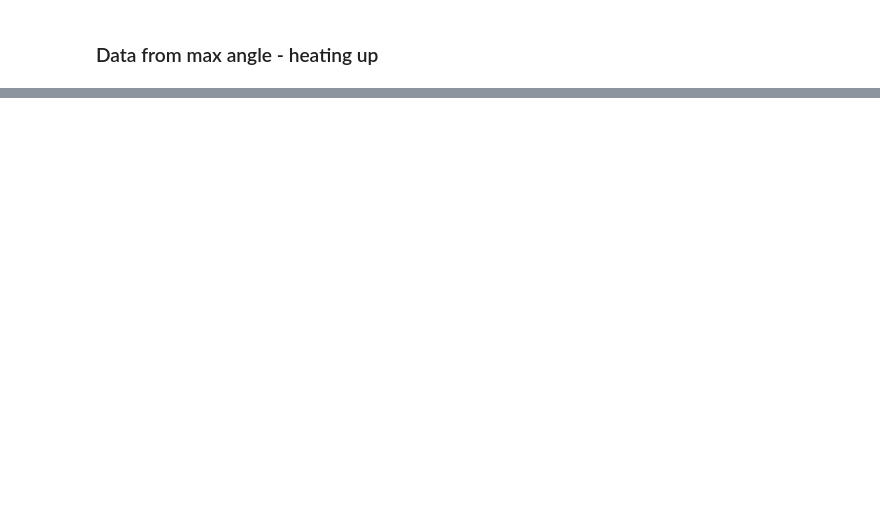
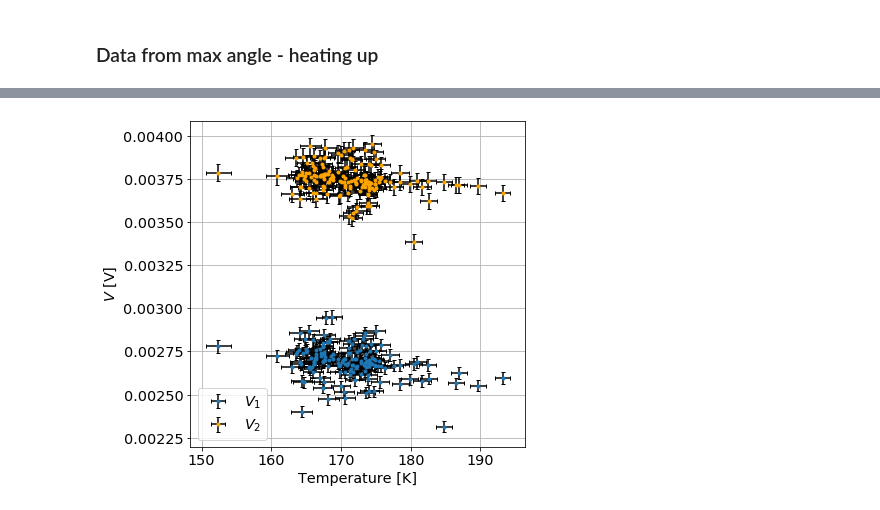
Before and after one commit to eklem1/ModernLab, a Jupyter notebook: ConstMag_Temp.ipynb, the cells around one changed output, grey strips where cells are left out. Saved outputs shown, nothing was run; the diff lists cells and outputs as text; code cells hidden in the pictures; blank space fills up the shorter version.

```diff
--- a/ConstMag_Temp.ipynb
+++ b/ConstMag_Temp.ipynb
@@ -176,0 +202,31 @@ plt.show()
+# %%
+dataM_T_maxA = np.transpose((np.loadtxt('Data/2020-02-19 14_49 Voltage Readings Data.csv', delimiter=',', skiprows = 1)))
+
+Err_M_T_maxA = ErrOnVoltage(dataM_T_maxA)
+
+TempErr_M_T_maxA = [getTempFromVolt_Err(dataM_T_maxA[7][i]*1e3, Err_M_T_maxA[7][i]*1e3) for i in range(0, len(dataM_T_maxA[0])) ]
+TempErr_M_T_maxA = np.transpose(TempErr_M_T_maxA)
+
+# plt.plot(TempErr_M_T_maxA[0][100:], ls=" ", marker=".")
+# plt.grid()
+# plt.xlabel("timeish")
+# plt.ylabel("Temperature [C]")
+
+plt.show()
+
+#Cutting first part of data as it was taken while ajustments were made
+dataM_T_maxA = dataM_T_maxA[:, 100:]
+Err_M_T_maxA = Err_M_T_maxA[:,100:]
+TempErr_M_T_maxA = TempErr_M_T_maxA[:, 100:]
+
+plt.errorbar(TempErr_M_T_maxA[0], dataM_T_maxA[0], yerr=Err_M_T_maxA[0], xerr=TempErr_M_T_maxA[1], ls=" ", marker=".", label="$V_1$", ecolor='black', capsize=2)
+plt.errorbar(TempErr_M_T_maxA[0], dataM_T_maxA[1], yerr=Err_M_T_maxA[1], xerr=TempErr_M_T_maxA[1], ls=" ", marker=".", label="$V_2$", ecolor='black', capsize=2, color="orange")
+
+plt.grid()
+plt.ylabel("$V$ [V]")
+plt.xlabel("Temperature [K]")
+plt.legend()
+
+plt.show()
+# %% [output]
+[figure, added]
```
Also changed, not shown: parts of 20 cells of this notebook, 4 other files.
